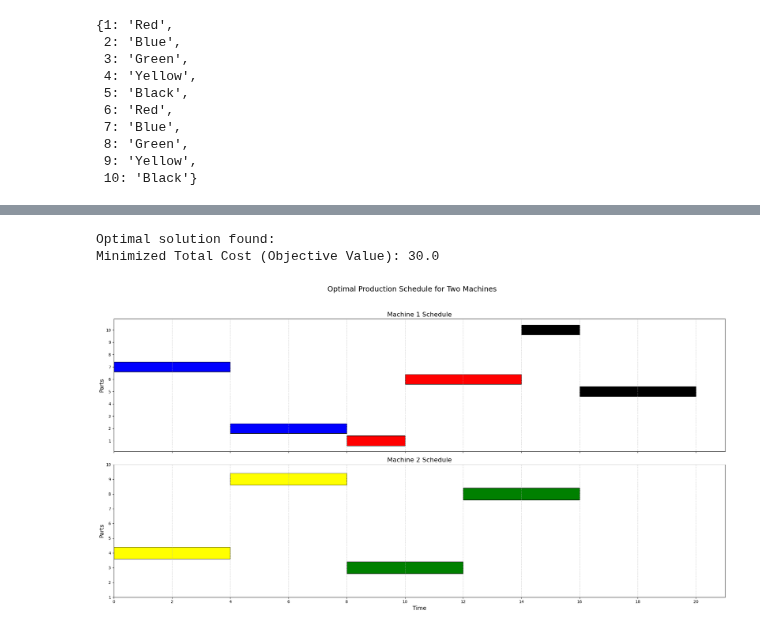
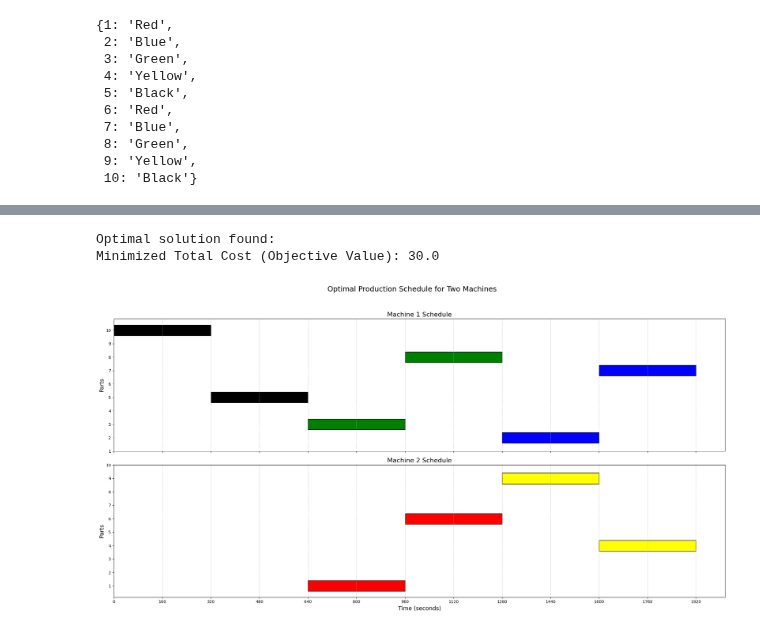
Before and after one commit to emrekuruu/Production_Planning, a Jupyter notebook: demo.ipynb, the cells around one changed output, grey strips where cells are left out. Saved outputs shown, nothing was run; the diff lists cells and outputs as text; code cells hidden in the pictures.

Commit message:
feat: go from unit time to seconds, instead of load balancing and a max_time constraint

```diff
--- a/demo.ipynb
+++ b/demo.ipynb
@@ -181,21 +183,9 @@ for p in range(1, num_parts + 1):
                     name=f"No_Overlap_Same_Machine_{p}_{p_prime}_Machine_{m}"
                 )
 
-
-
-# Define the tolerance level for load balancing
-load_balance_tolerance = 5  # Adjust as needed
-
-# Calculate total load for each machine
-total_load_machine_1 = quicksum((end_times[p] - start_times[p]) * machine_assignment[p, 1] for p in range(1, num_parts + 1))
-total_load_machine_2 = quicksum((end_times[p] - start_times[p]) * machine_assignment[p, 2] for p in range(1, num_parts + 1))
-
-# Define a slack variable to represent the absolute difference in load
-load_diff = model.addVar(vtype=GRB.CONTINUOUS, name="load_diff")
-
-# Add constraints to define load_diff as the absolute difference between the two loads
-model.addConstr(total_load_machine_1 - total_load_machine_2 <= load_diff, name="Load_Diff_Positive")
-model.addConstr(total_load_machine_2 - total_load_machine_1 <= load_diff, name="Load_Diff_Negative")
-
-# Enforce the load balancing constraint within the specified tolerance
-model.addConstr(load_diff <= load_balance_tolerance, name="Load_Balance_Constraint")
+# Ensure no part's end time exceeds the maximum allowed time
+for p in range(1, num_parts + 1):
+    model.addConstr(
+        end_times[p] <= max_time,
+        name=f"Max_Time_Limit_{p}"
+    )
@@ -244,6 +257,10 @@ if model.status == GRB.INFEASIBLE:
 # %%
 if model.status == GRB.OPTIMAL:
     print("Optimal solution found:")
+
+    # Display objective function result
+    minimized_cost = model.ObjVal
+    print(f"Minimized Total Cost (Objective Value): {minimized_cost}")
 
     # Extract start and end times for each part assigned to each machine
     start_times_values = {p: start_times[p].X for p in range(1, num_parts + 1)}
@@ -263,40 +280,35 @@ if model.status == GRB.OPTIMAL:
         'Orange': 'orange'
     }
 
     # Iterate through parts to plot on the appropriate machine's subplot
     for m in machines:
         ax = axs[m - 1]  # Subplot for each machine (Machine 1 and Machine 2)
         for p in range(1, num_parts + 1):
             # Check if part p is assigned to machine m
             if machine_assignment[p, m].X > 0.5:  # Assigned to machine m
                 part_color = color_map[parts_colors[p]]
                 # Plot part p on machine m's subplot
-                ax.barh(p, end_times_values[p] - start_times_values[p],
-                        left=start_times_values[p], color=part_color,
+                ax.barh(p, (end_times_values[p] - start_times_values[p]) * 80,
+                        left=start_times_values[p] * 80, color=part_color,
                         edgecolor='black', label=parts_colors[p] if p == 1 else "")
 
         # Customize each subplot
         ax.set_title(f"Machine {m} Schedule", fontsize=16)
         ax.set_ylabel("Parts", fontsize=14)
         ax.set_yticks(range(1, num_parts + 1))
         ax.grid(axis='x', linestyle='--', alpha=0.7)
 
     # Set common labels
-    plt.xlabel("Time", fontsize=14)
-    plt.xticks(np.arange(0, max(end_times_values.values()) + 1, 2))  # Adjust x-tick intervals for time
+    plt.xlabel("Time (seconds)", fontsize=14)
+    plt.xticks(np.arange(0, (max(end_times_values.values()) + 1) * 80, 160))  # Adjust x-tick intervals for seconds
     fig.suptitle("Optimal Production Schedule for Two Machines", fontsize=18)
     plt.tight_layout(rect=[0, 0.03, 1, 0.95])  # Adjust layout for title space
 
     # Save the plot as an image file
     plt.savefig("optimal_production_schedule.png")
-
-    # Display objective function result
-    minimized_cost = model.ObjVal
-    print(f"Minimized Total Cost (Objective Value): {minimized_cost}")
-
 else:
     print("No optimal solution found.")
 # %% [output]
 Optimal solution found:
 Minimized Total Cost (Objective Value): 30.0
-[figure, old version]
+[figure, new version]
```
Also changed, not shown: parts of 5 cells of this notebook, 2 other files.
